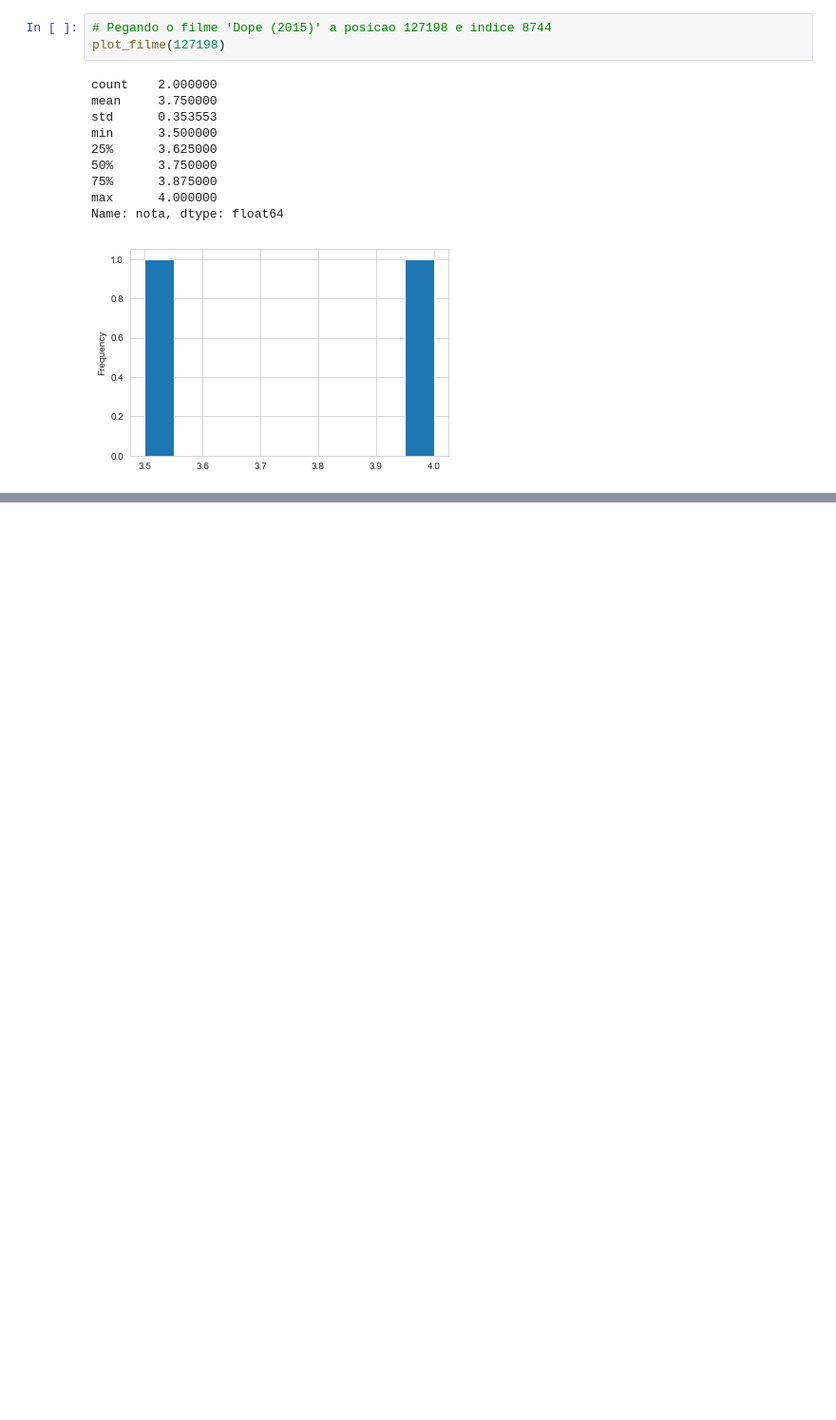
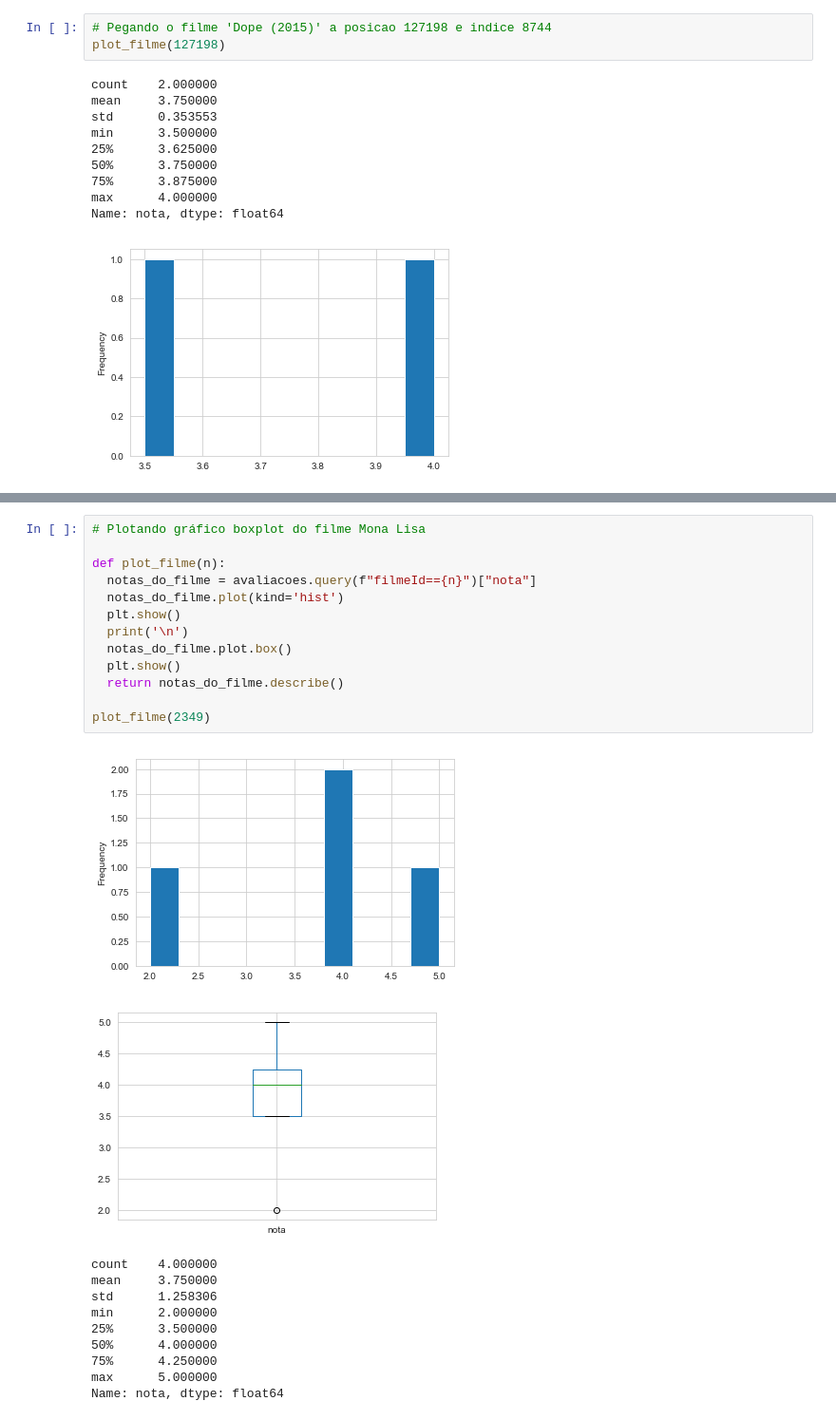
Before and after one commit to littlebru/Analise-de-Filmes, a Jupyter notebook: Aula 02 - Médias, medianas e visualização de dados.ipynb, the cells around one changed output, grey strips where cells are left out. Shown: that part at 95% size. Cells and saved outputs as stored; diff of their text form; blank space fills up the shorter version.

Commit message:
Adicionando gráfico boxplot

```diff
--- a/Aula 02 - Médias, medianas e visualização de dados.ipynb
+++ b/Aula 02 - Médias, medianas e visualização de dados.ipynb
@@ -444,0 +445,25 @@ Name: nota, dtype: float64
+# %%
+# Plotando gráfico boxplot do filme Mona Lisa
+
+def plot_filme(n):
+  notas_do_filme = avaliacoes.query(f"filmeId=={n}")["nota"]
+  notas_do_filme.plot(kind='hist')
+  plt.show()
+  print('\n')
+  notas_do_filme.plot.box()
+  plt.show()
+  return notas_do_filme.describe()
+
+plot_filme(2349)
+# %% [output]
+[figure, added]
+[figure, added]
+count    4.000000
+mean     3.750000
+std      1.258306
+min      2.000000
+25%      3.500000
+50%      4.000000
+75%      4.250000
+max      5.000000
+Name: nota, dtype: float64
```
Also changed, not shown: parts of 18 cells of this notebook.
